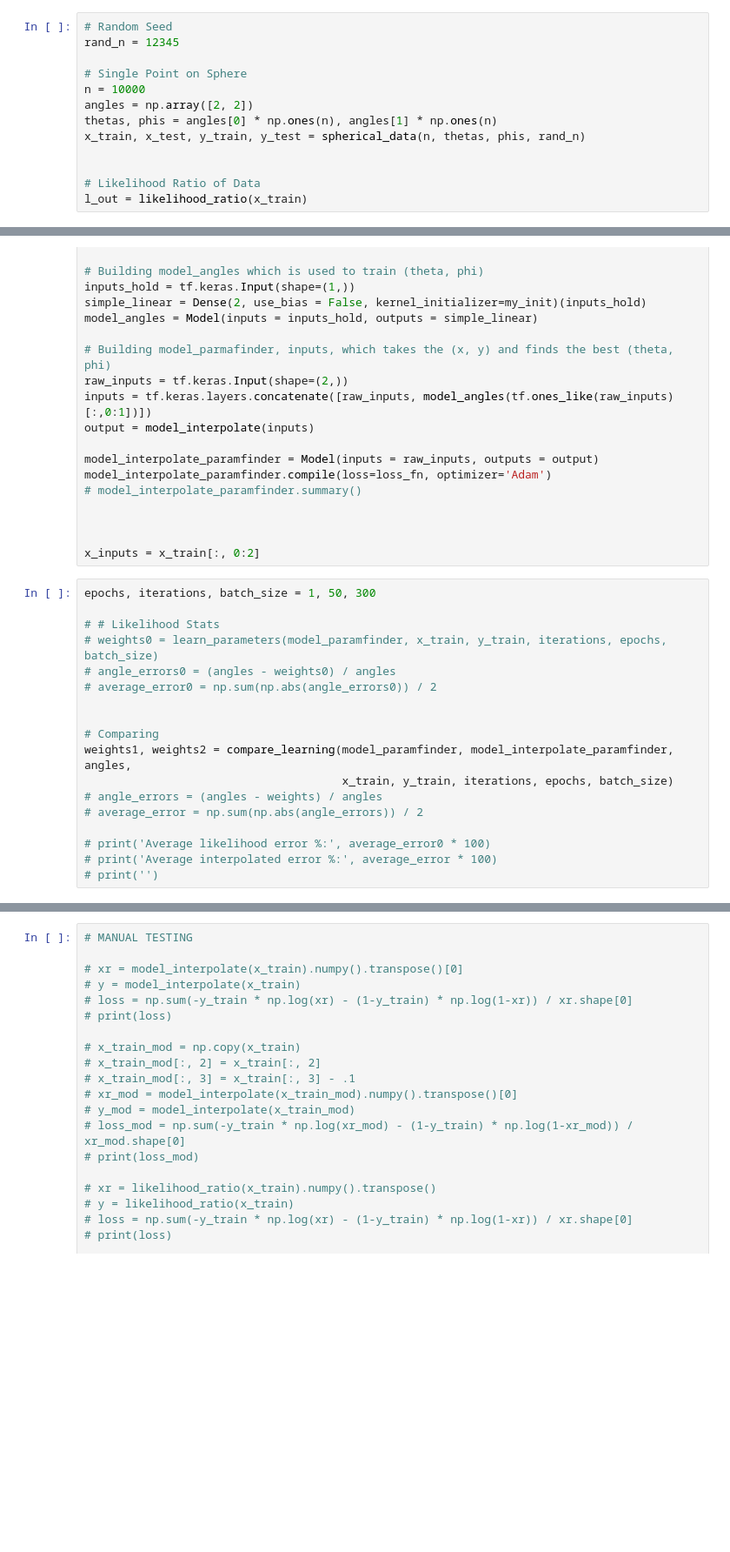
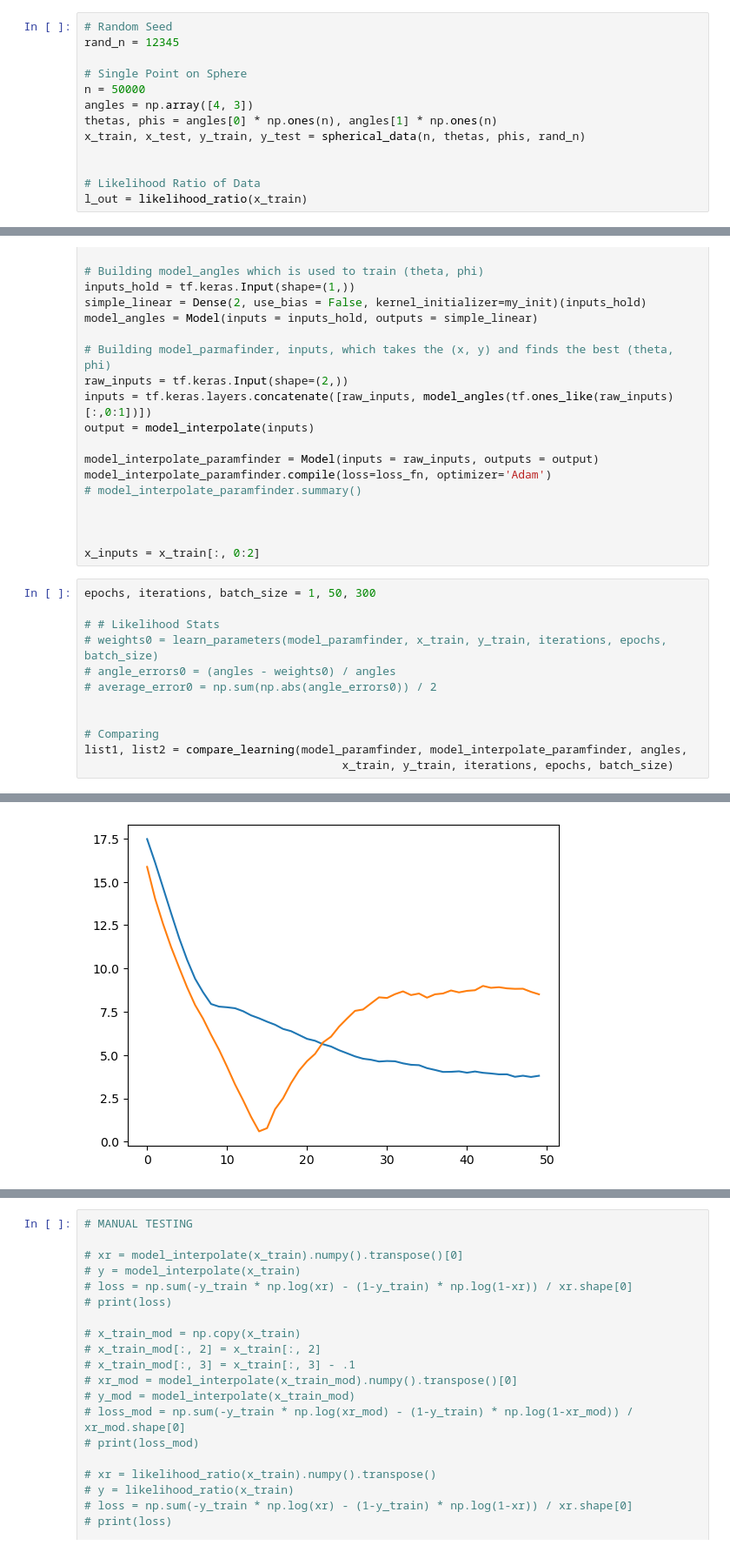
Before and after one commit to matangrinberg/parametrized-classifiers, a Jupyter notebook: parameter_learning.ipynb, the cells around one changed output, grey strips where cells are left out. Shown at 87% size. Drawn from its saved outputs; the diff is of its cells as text; blank space fills up the shorter version.

```diff
--- a/parameter_learning.ipynb
+++ b/parameter_learning.ipynb
@@ -20,8 +21,8 @@ from tensorflow.python.framework.ops import disable_eager_execution
 rand_n = 12345
 
 # Single Point on Sphere
-n = 10000
-angles = np.array([2, 2])
+n = 50000
+angles = np.array([4, 3])
 thetas, phis = angles[0] * np.ones(n), angles[1] * np.ones(n)
 x_train, x_test, y_train, y_test = spherical_data(n, thetas, phis, rand_n)
 
@@ -99,12 +98,6 @@ epochs, iterations, batch_size = 1, 50, 300
 
 
 # Comparing
-weights1, weights2 = compare_learning(model_paramfinder, model_interpolate_paramfinder, angles,
+list1, list2 = compare_learning(model_paramfinder, model_interpolate_paramfinder, angles,
                                       x_train, y_train, iterations, epochs, batch_size)
-# angle_errors = (angles - weights) / angles
-# average_error = np.sum(np.abs(angle_errors)) / 2
-
-# print('Average likelihood error %:', average_error0 * 100)
-# print('Average interpolated error %:', average_error * 100)
-# print('')
 # %% [output]
@@ -127,0 +121 @@ After  49 iterations, LE %:  1.004105806350708  IE %:  7.983726263046265
+[figure, added]
```
Also changed, not shown: parts of 8 cells of this notebook, 1 other file.
